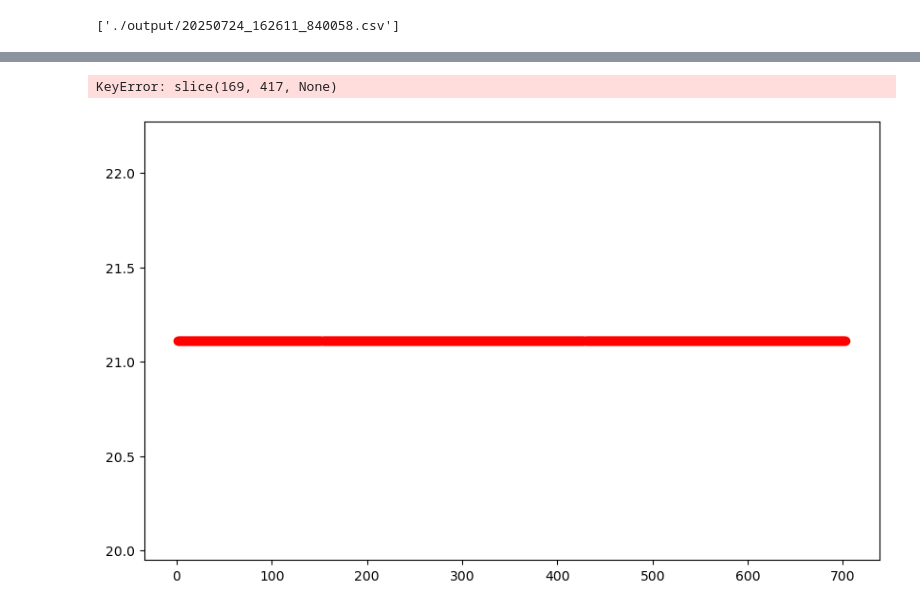
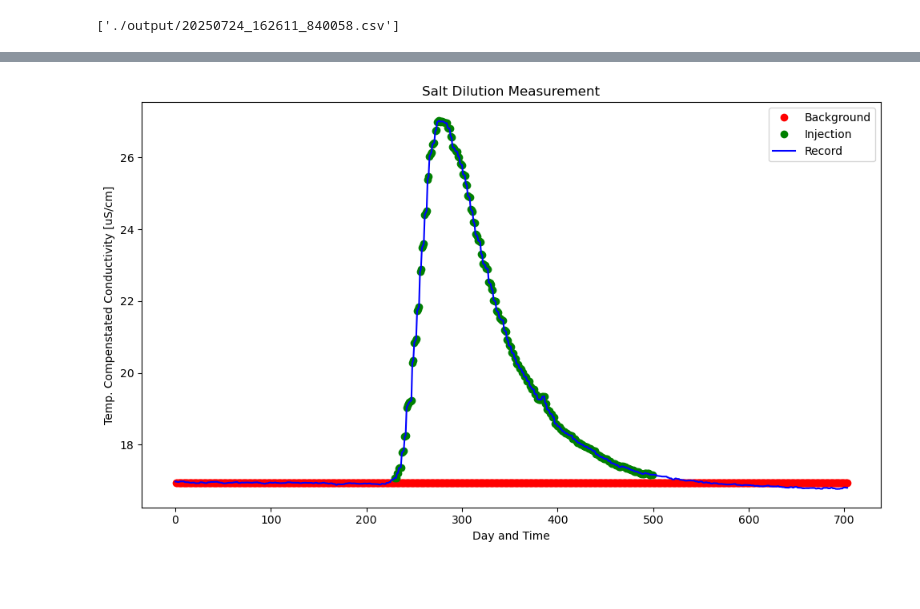
Before and after one commit to rjost1/FluvialSeismology_Analysis, a Jupyter notebook: Dilution/20250724_solution_injection_analysis.ipynb, the cells around one changed output, grey strips where cells are left out. Drawn from its saved outputs; the diff is of its cells as text; code cells hidden in the pictures; blank space fills up the shorter version.

Commit message:
fixed plotting compute_time_function

```diff
--- a/Dilution/20250724_solution_injection_analysis.ipynb
+++ b/Dilution/20250724_solution_injection_analysis.ipynb
@@ -1,9 +1,11 @@
 # %%
 import dilutionUtils as dil
 # %%
-files, injection, calibration = dil.load_config("./output/20250724_trial1_solution_injection_config.ini")
+config_file = "./output/20250724_trial1_solution_injection_config.ini"
+files, injection, calibration = dil.load_config(config_file)
 # %%
-injection_data = dil.get_file_paths(files['data_folder'],files['search_string'])
+injection_data = dil.get_file_paths(files['data_folder'],
+                                    files['search_string'])
 injection_data
 # %% [output]
 ['./output/20250724_162611_840058.csv']
@@ -43,3 +40,6 @@ diff, cumm = dil.compute_time_differences_in_seconds(trial_data['Date Time'])
+# %%
+diff_sec, cumm_sec = dil.compute_time_differences_in_seconds(
+    trial_data['Date Time'])
 # %%
 Q = dil.calculate_Q(
     ec_bg=bg_value,
@@ -55,5 +57,4 @@ Q
 # %%
-dil.plot_injection(data=trial_data, time_elapsed=cumm_sec, bg_sec=169,trial_sec=trial_sec,total_diff=diff_sec,show_background=False)
+dil.plot_injection(data=trial_data['Actual Conductivity (µS/cm)'], time_elapsed=cumm_sec, bg_sec=230,trial_sec=500,total_diff=diff_sec,show_background=True)
 # %% [output]
-KeyError: slice(169, 417, None)
-[figure, old version]
+[figure, new version]
```
Also changed, not shown: parts of 11 cells of this notebook, 2 other files.
